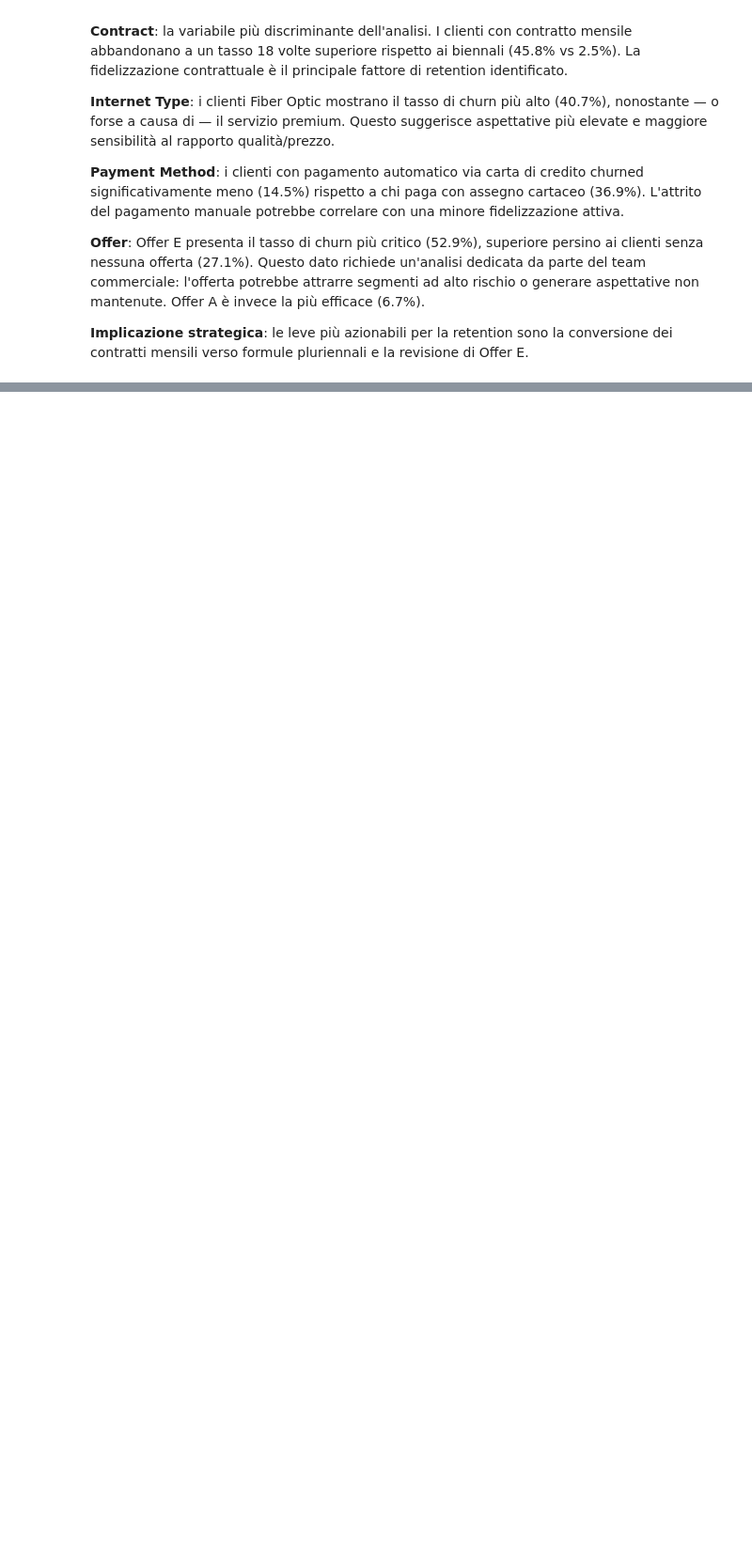
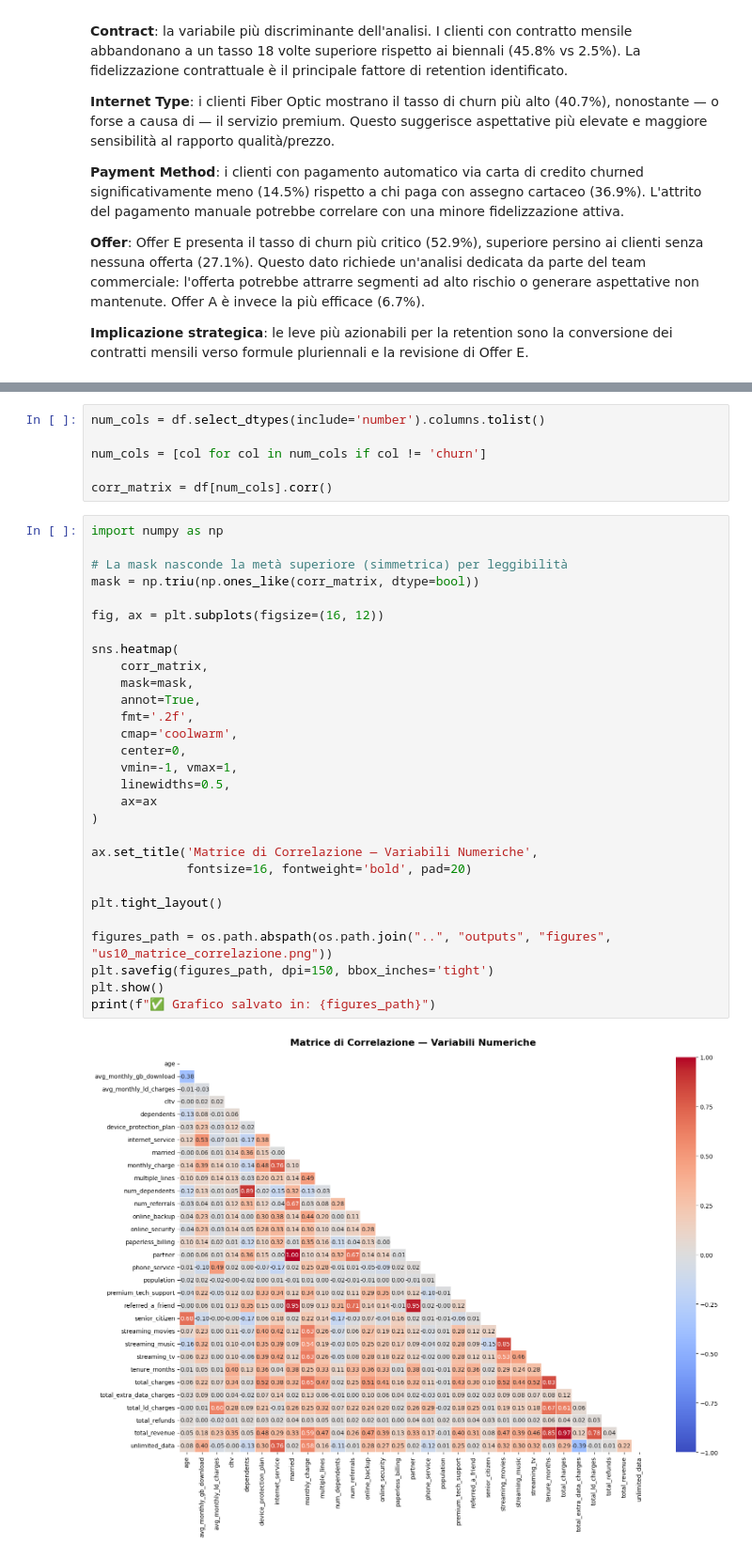
Before and after one commit to antoniohopee/telco-churn-ml, a Jupyter notebook: notebooks/02_exploratory_analysis.ipynb, the cells around one changed output, grey strips where cells are left out. Shown at 94% size. Cells and saved outputs as stored; diff of their text form; blank space fills up the shorter version.

Commit message:
feat: US-10 matrice di correlazione

```diff
--- a/notebooks/02_exploratory_analysis.ipynb
+++ b/notebooks/02_exploratory_analysis.ipynb
@@ -151,0 +163,37 @@ conversione dei contratti mensili verso formule pluriennali e la revisione di Of
+# %%
+num_cols = df.select_dtypes(include='number').columns.tolist()
+
+num_cols = [col for col in num_cols if col != 'churn']
+
+corr_matrix = df[num_cols].corr()
+# %%
+import numpy as np
+
+# La mask nasconde la metà superiore (simmetrica) per leggibilità
+mask = np.triu(np.ones_like(corr_matrix, dtype=bool))
+
+fig, ax = plt.subplots(figsize=(16, 12))
+
+sns.heatmap(
+    corr_matrix,
+    mask=mask,
+    annot=True,
+    fmt='.2f',
+    cmap='coolwarm',
+    center=0,
+    vmin=-1, vmax=1,
+    linewidths=0.5,
+    ax=ax
+)
+
+ax.set_title('Matrice di Correlazione — Variabili Numeriche',
+             fontsize=16, fontweight='bold', pad=20)
+
+plt.tight_layout()
+
+figures_path = os.path.abspath(os.path.join("..", "outputs", "figures", "us10_matrice_correlazione.png"))
+plt.savefig(figures_path, dpi=150, bbox_inches='tight')
+plt.show()
+print(f"✅ Grafico salvato in: {figures_path}")
+# %% [output]
+[figure, added]
```
Also changed, not shown: parts of 10 cells of this notebook.
